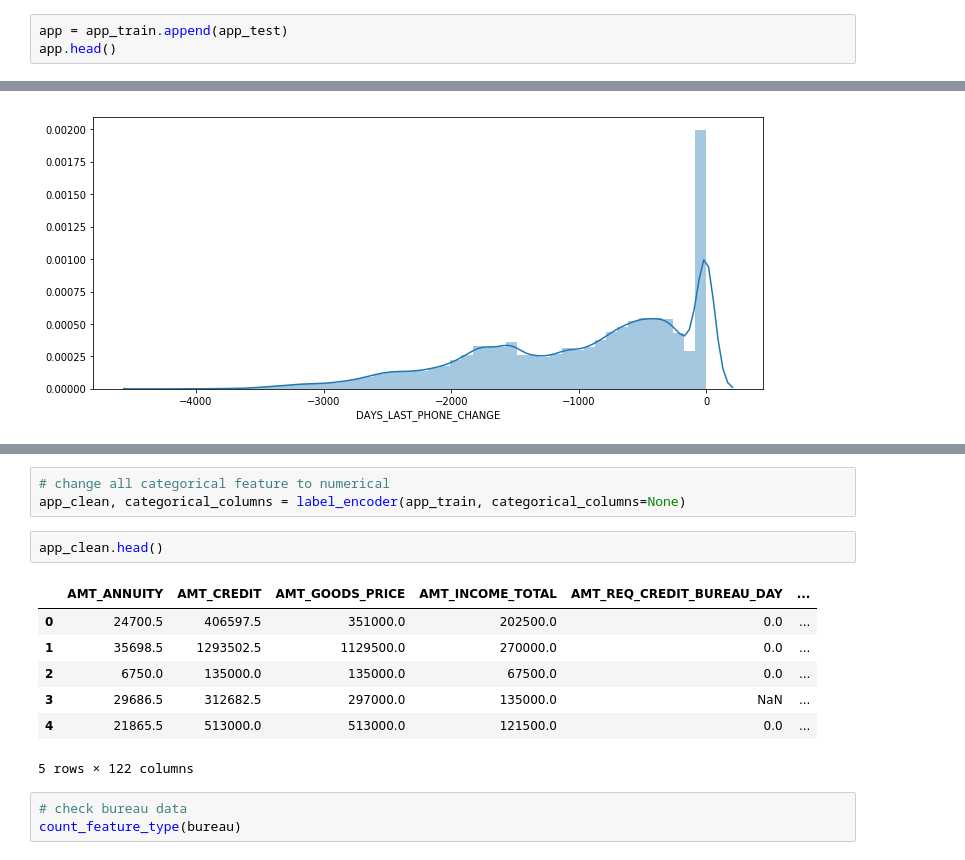
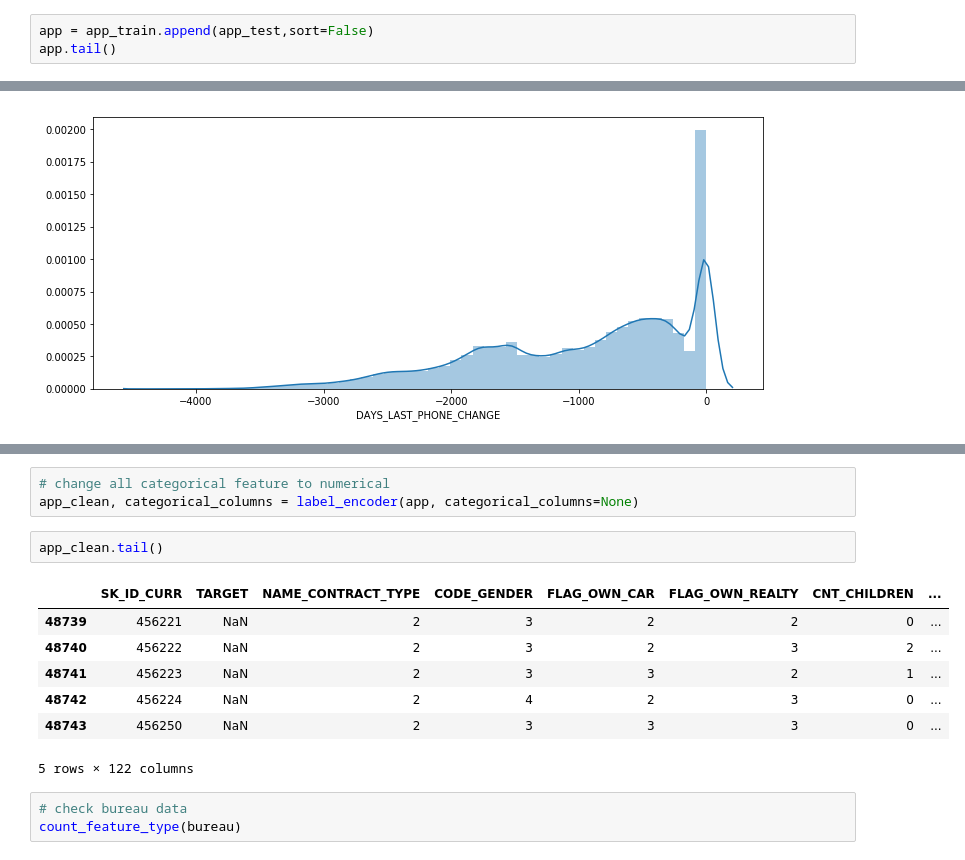
Before and after one commit to haataa/Home-Credit-Default-Risk, a Jupyter notebook: credit_default_predict.ipynb, the cells around one changed output, grey strips where cells are left out. Saved outputs shown, nothing was run; the diff lists cells and outputs as text.

```diff
--- a/credit_default_predict.ipynb
+++ b/credit_default_predict.ipynb
@@ -68,6 +68,6 @@ Training data shape:  (48744, 121)
 
 [5 rows x 121 columns]
 # %%
-app = app_train.append(app_test)
-app.head()
+app = app_train.append(app_test,sort=False)
+app.tail()
 # %% [output]
@@ -560,15 +580,15 @@ app['DAYS_LAST_PHONE_CHANGE'].replace(0, np.nan, inplace=True)
 # %%
 # change all categorical feature to numerical
-app_clean, categorical_columns = label_encoder(app_train, categorical_columns=None)
+app_clean, categorical_columns = label_encoder(app, categorical_columns=None)
 # %%
-app_clean.head()
+app_clean.tail()
 # %% [output]
-|  | AMT_ANNUITY | AMT_CREDIT | AMT_GOODS_PRICE | AMT_INCOME_TOTAL | AMT_REQ_CREDIT_BUREAU_DAY | ... |
-| 0 | 24700.5 | 406597.5 | 351000.0 | 202500.0 | 0.0 | ... |
-| 1 | 35698.5 | 1293502.5 | 1129500.0 | 270000.0 | 0.0 | ... |
-| 2 | 6750.0 | 135000.0 | 135000.0 | 67500.0 | 0.0 | ... |
-| 3 | 29686.5 | 312682.5 | 297000.0 | 135000.0 | NaN | ... |
-| 4 | 21865.5 | 513000.0 | 513000.0 | 121500.0 | 0.0 | ... |
+|  | SK_ID_CURR | TARGET | NAME_CONTRACT_TYPE | CODE_GENDER | FLAG_OWN_CAR | FLAG_OWN_REALTY | CNT_CHILDREN | ... |
+| 48739 | 456221 | NaN | 2 | 3 | 2 | 2 | 0 | ... |
+| 48740 | 456222 | NaN | 2 | 3 | 2 | 3 | 2 | ... |
+| 48741 | 456223 | NaN | 2 | 3 | 3 | 2 | 1 | ... |
+| 48742 | 456224 | NaN | 2 | 4 | 2 | 3 | 0 | ... |
+| 48743 | 456250 | NaN | 2 | 3 | 3 | 3 | 0 | ... |
 5 rows × 122 columns
 # %%
 # check bureau data
```
Also changed, not shown: parts of 11 cells of this notebook.
